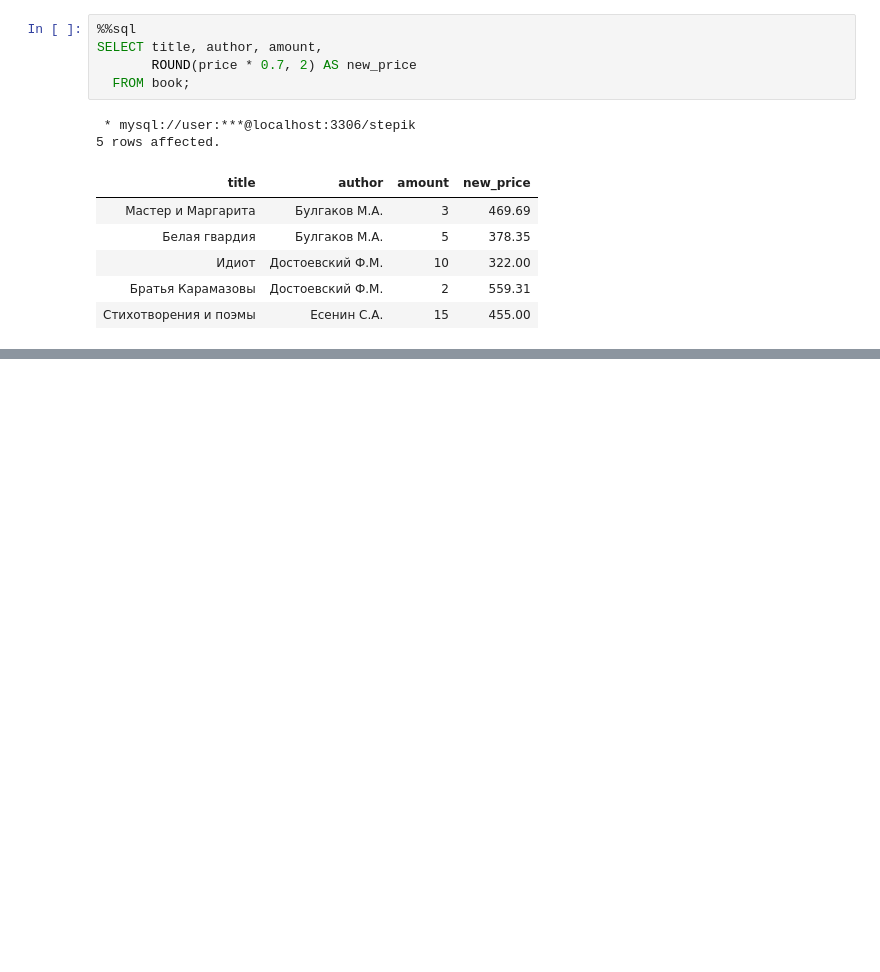
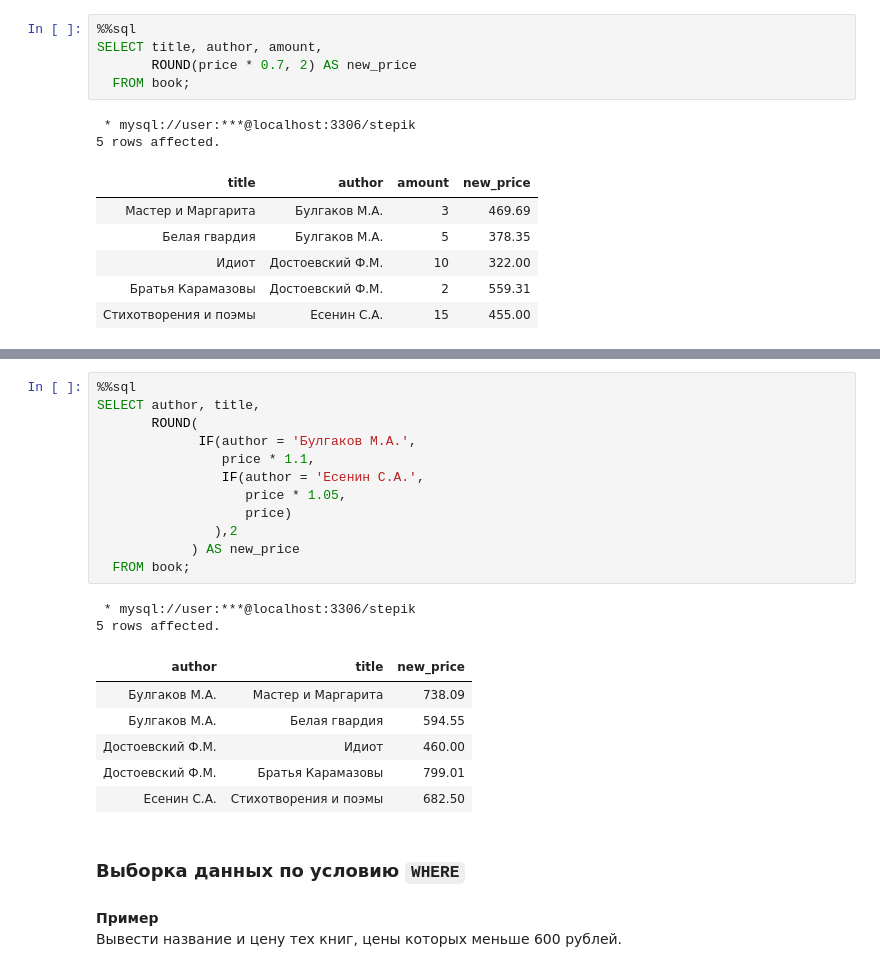
Before and after one commit to mksmpc/SQL_Interactive, a Jupyter notebook: Part 1/1.2 Data Sampling.ipynb, the cells around one changed output, grey strips where cells are left out. Drawn from its saved outputs; the diff is of its cells as text; blank space fills up the shorter version.

```diff
--- a/Part 1/1.2 Data Sampling.ipynb
+++ b/Part 1/1.2 Data Sampling.ipynb
@@ -175,0 +238,26 @@ SELECT title, author, amount,
+# %%
+%%sql
+SELECT author, title,
+       ROUND(
+             IF(author = 'Булгаков М.А.',
+                price * 1.1,
+                IF(author = 'Есенин С.А.',
+                   price * 1.05,
+                   price)
+               ),2
+            ) AS new_price
+  FROM book;
+# %% [output]
+ * mysql://user:***@localhost:3306/stepik
+5 rows affected.
+| author | title | new_price |
+| Булгаков М.А. | Мастер и Маргарита | 738.09 |
+| Булгаков М.А. | Белая гвардия | 594.55 |
+| Достоевский Ф.М. | Идиот | 460.00 |
+| Достоевский Ф.М. | Братья Карамазовы | 799.01 |
+| Есенин С.А. | Стихотворения и поэмы | 682.50 |
+# %% [markdown]
+### Выборка данных по условию `WHERE`
+# %% [markdown]
+**Пример**
+Вывести название и цену тех книг, цены которых меньше 600 рублей.
```
Also changed, not shown: parts of 52 cells of this notebook, 2 other files.
